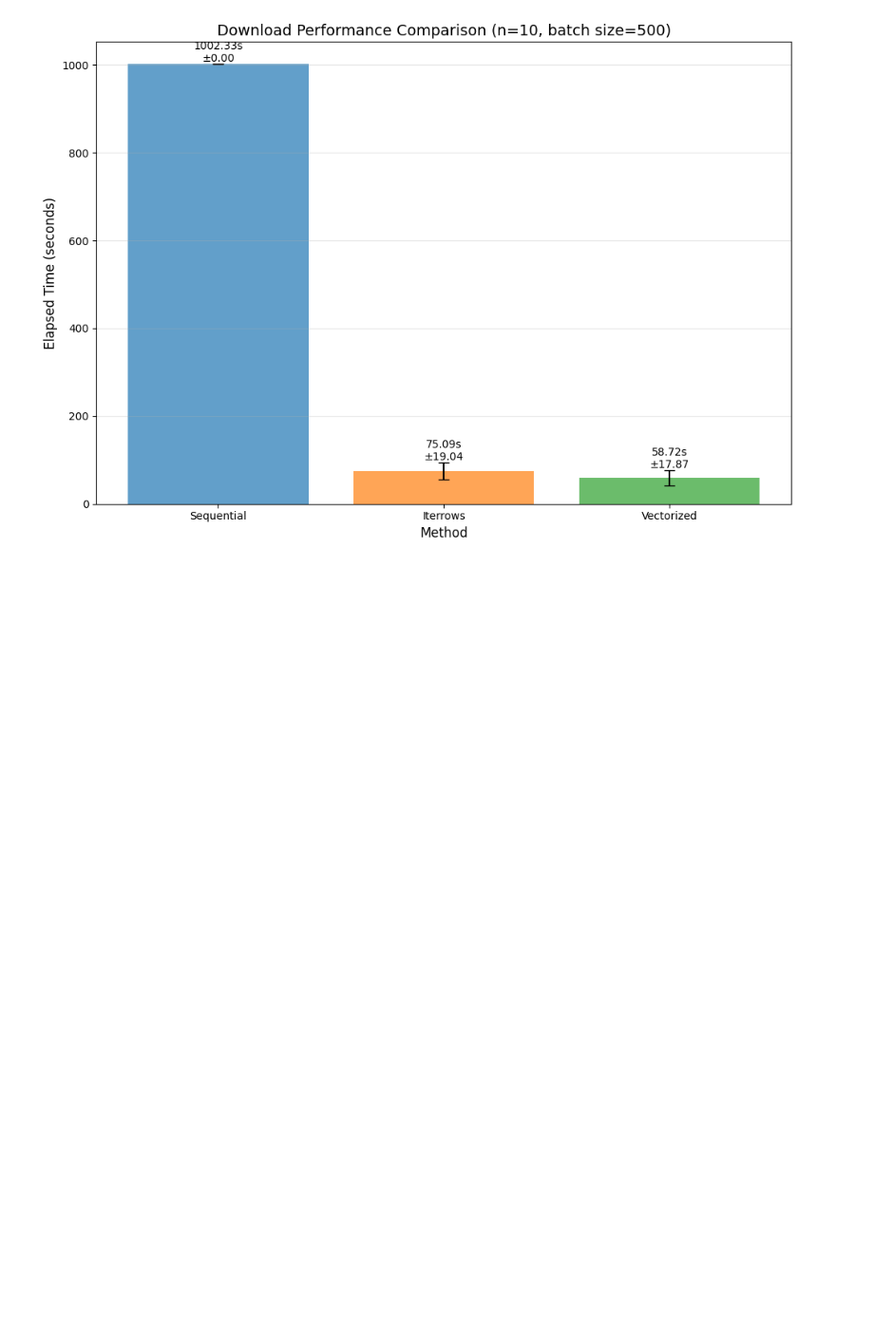
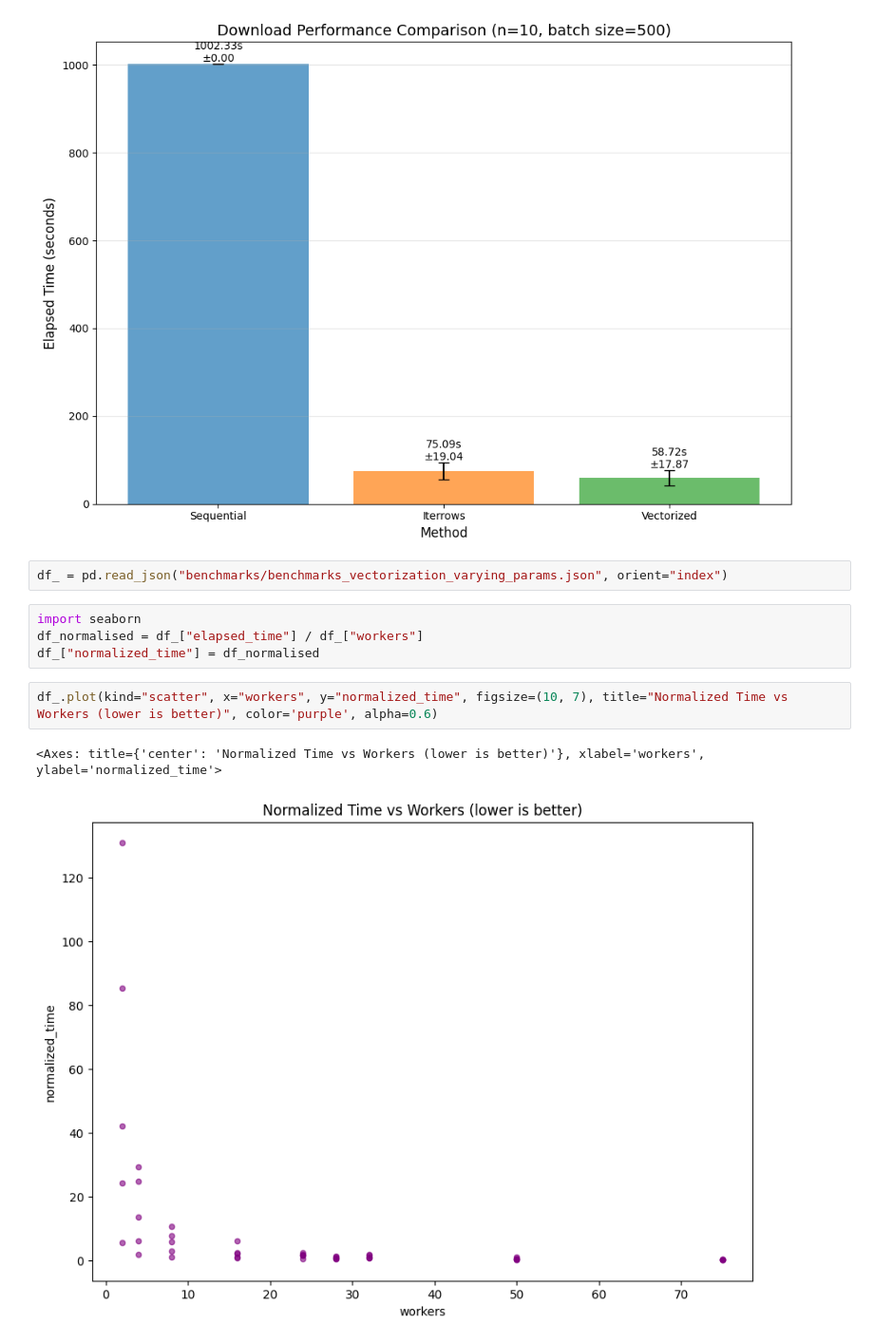
Before and after one commit to SirBobbert/pdf-downloader-multithreading, a Jupyter notebook: exploration.ipynb, the cells around one changed output. Shown at 95% size. Saved outputs shown, nothing was run; the diff lists cells and outputs as text; blank space fills up the shorter version.

Commit message:
seaborn and data exploration

```diff
--- a/exploration.ipynb
+++ b/exploration.ipynb
@@ -108,3 +111,14 @@ plt.tight_layout()
 plt.show()
 # %% [output]
 [figure]
+# %%
+df_ = pd.read_json("benchmarks/benchmarks_vectorization_varying_params.json", orient="index")
+# %%
+import seaborn
+df_normalised = df_["elapsed_time"] / df_["workers"]
+df_["normalized_time"] = df_normalised
+# %%
+df_.plot(kind="scatter", x="workers", y="normalized_time", figsize=(10, 7), title="Normalized Time vs Workers (lower is better)", color='purple', alpha=0.6)
+# %% [output]
+<Axes: title={'center': 'Normalized Time vs Workers (lower is better)'}, xlabel='workers', ylabel='normalized_time'>
+[figure, added]
```
Also changed, not shown: parts of 2 cells of this notebook, 2 other files.
